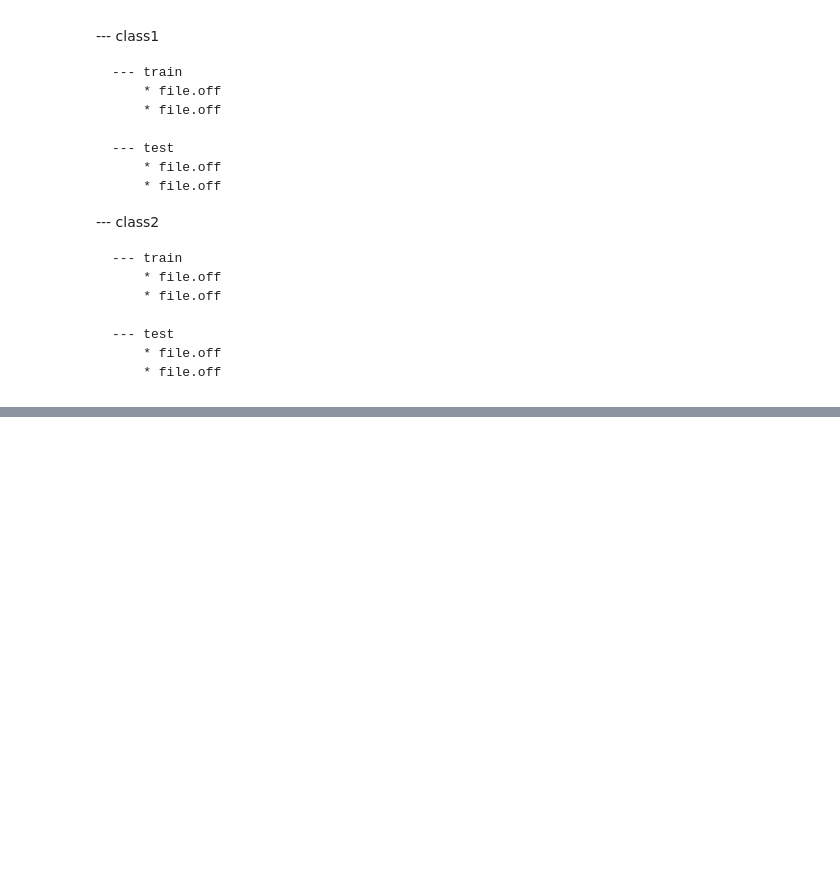
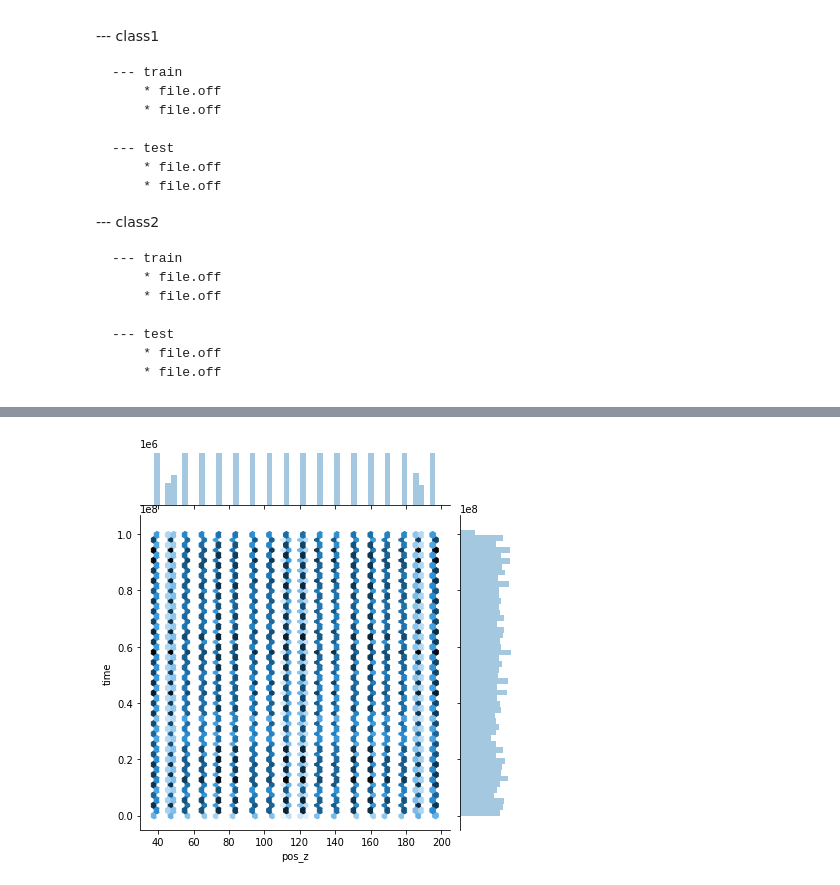
Before and after one commit to shrutirao94/km3net-neutrino-detection, a Jupyter notebook: notebooks/ensemble/unsampled/1.0_xyt_unsampled_data_preparation.ipynb, the cells around one changed output, grey strips where cells are left out. Cells and saved outputs as stored; diff of their text form; code cells hidden in the pictures; blank space fills up the shorter version.

```diff
--- a/notebooks/ensemble/unsampled/1.0_xyt_unsampled_data_preparation.ipynb
+++ b/notebooks/ensemble/unsampled/1.0_xyt_unsampled_data_preparation.ipynb
@@ -379,0 +380,2 @@ Generate plots? (y/n)
+# %%
+df = read_csv(READ_PATH)
@@ -379,0 +450,9 @@ Generate plots? (y/n)
+# %%
+list_noise_groups = df_noise.groupby('group')['label'].count().sort_values(ascending=False)
+list_noise_groups = list(list_noise_groups.index)
+data_subset = df_noise.loc[df_noise['group'].isin(list_noise_groups)]
+# %%
+sns.jointplot(data_subset['pos_z'], data_subset['time'],kind='hex')
+plt.savefig("../../../assets/Distributon of Sampled points in Noise Groups (posz-time)")
+# %% [output]
+[figure, added]
```
Also changed, not shown: parts of 10 cells of this notebook.
